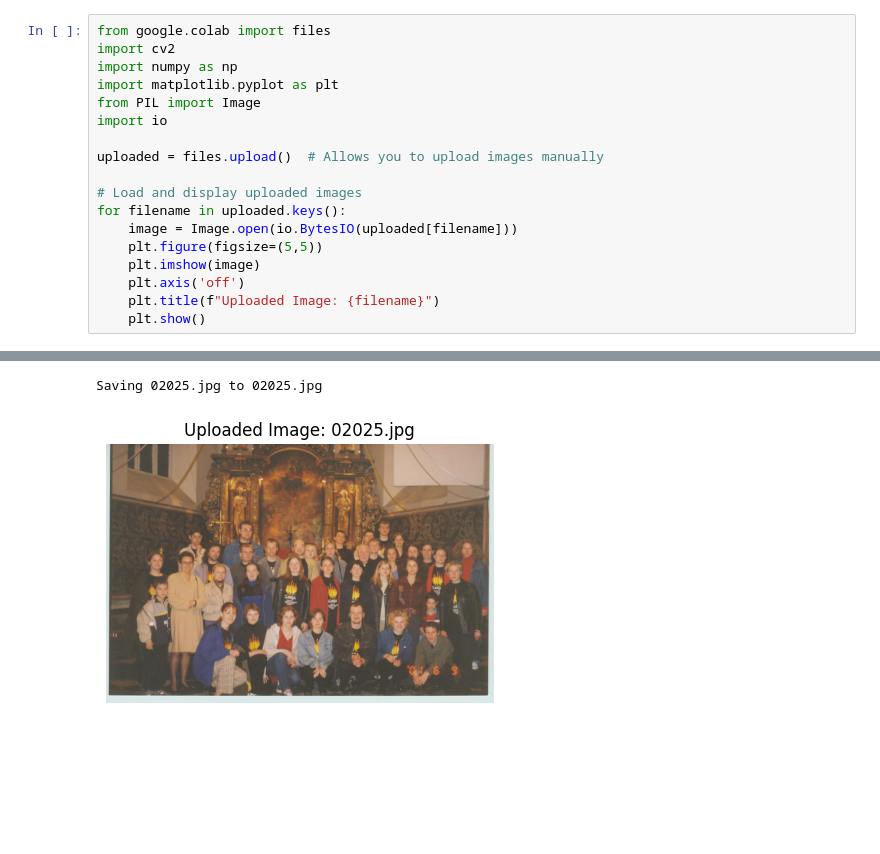
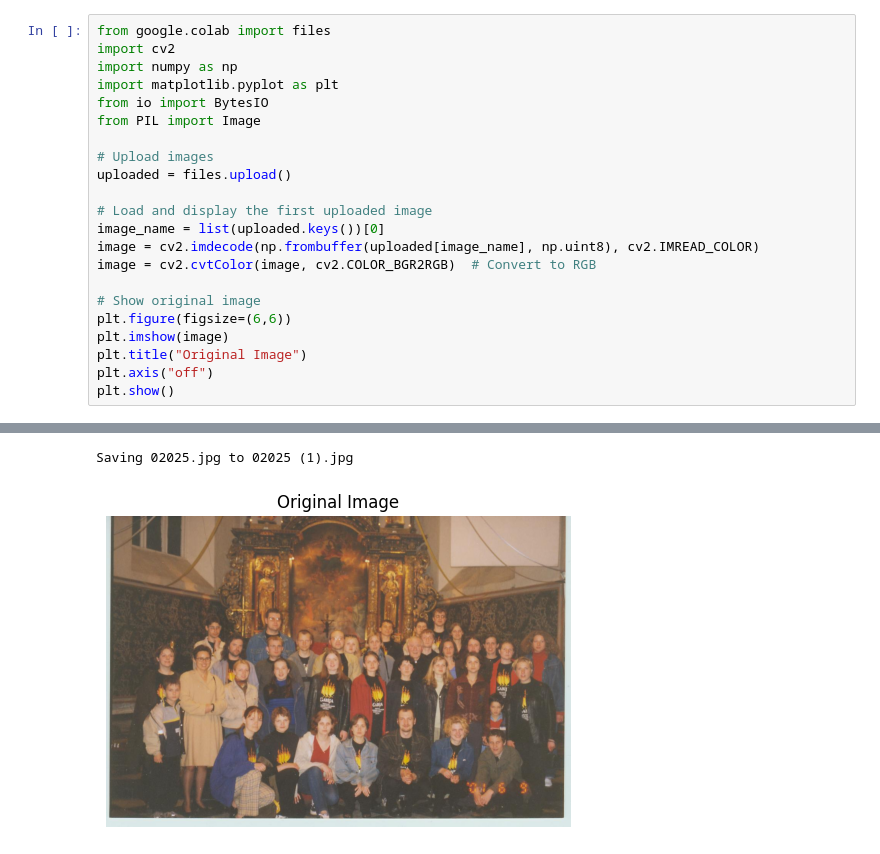
Before and after one commit to vestinabert/Image_Processing, a Jupyter notebook: Image_Edge_Detection_And_Segmentation.ipynb, the cells around one changed output, grey strips where cells are left out. Saved outputs shown, nothing was run; the diff lists cells and outputs as text; blank space fills up the shorter version.

```diff
--- a/Image_Edge_Detection_And_Segmentation.ipynb
+++ b/Image_Edge_Detection_And_Segmentation.ipynb
@@ -3,22 +3,26 @@
 # %%
 from google.colab import files
 import cv2
 import numpy as np
 import matplotlib.pyplot as plt
+from io import BytesIO
 from PIL import Image
-import io
 
-uploaded = files.upload()  # Allows you to upload images manually
+# Upload images
+uploaded = files.upload()
 
-# Load and display uploaded images
-for filename in uploaded.keys():
-    image = Image.open(io.BytesIO(uploaded[filename]))
-    plt.figure(figsize=(5,5))
-    plt.imshow(image)
-    plt.axis('off')
-    plt.title(f"Uploaded Image: {filename}")
-    plt.show()
+# Load and display the first uploaded image
+image_name = list(uploaded.keys())[0]
+image = cv2.imdecode(np.frombuffer(uploaded[image_name], np.uint8), cv2.IMREAD_COLOR)
+image = cv2.cvtColor(image, cv2.COLOR_BGR2RGB)  # Convert to RGB
+
+# Show original image
+plt.figure(figsize=(6,6))
+plt.imshow(image)
+plt.title("Original Image")
+plt.axis("off")
+plt.show()
 # %% [output]
 [interactive output not drawn]
-Saving 02025.jpg to 02025.jpg
+Saving 02025.jpg to 02025 (1).jpg
-[figure, old version]
+[figure, new version]
```
Also changed, not shown: parts of 2 cells of this notebook.
